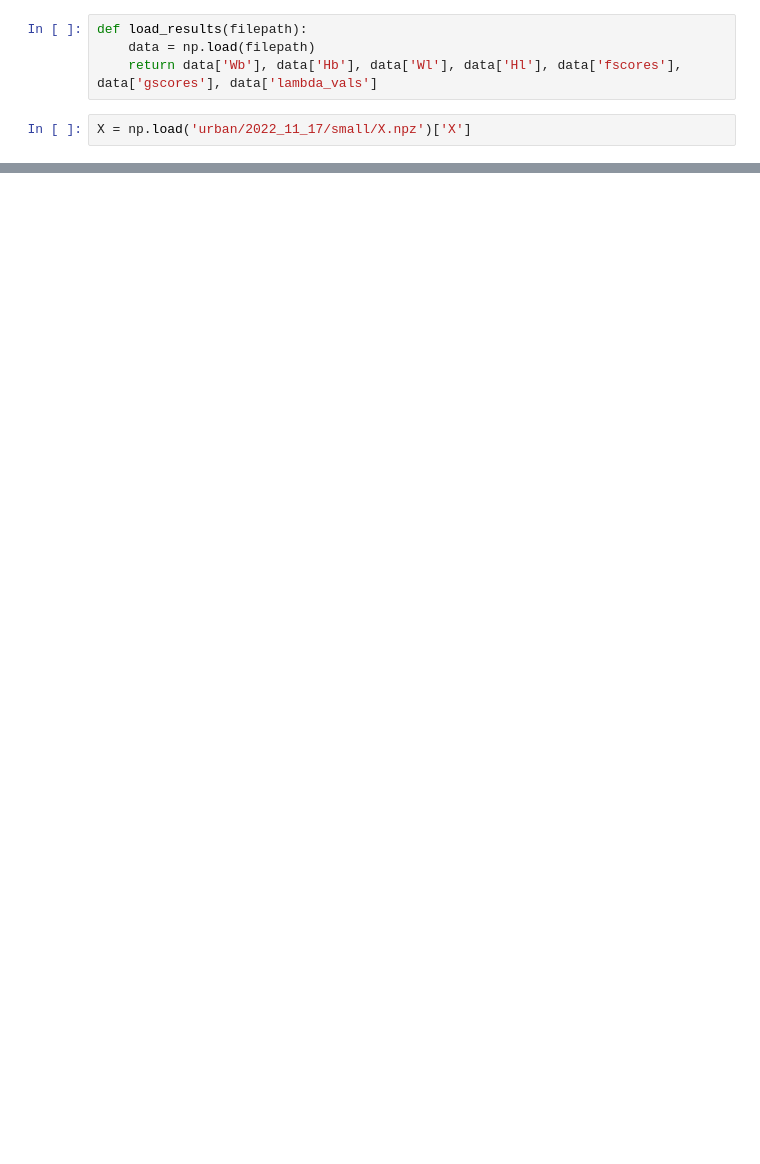
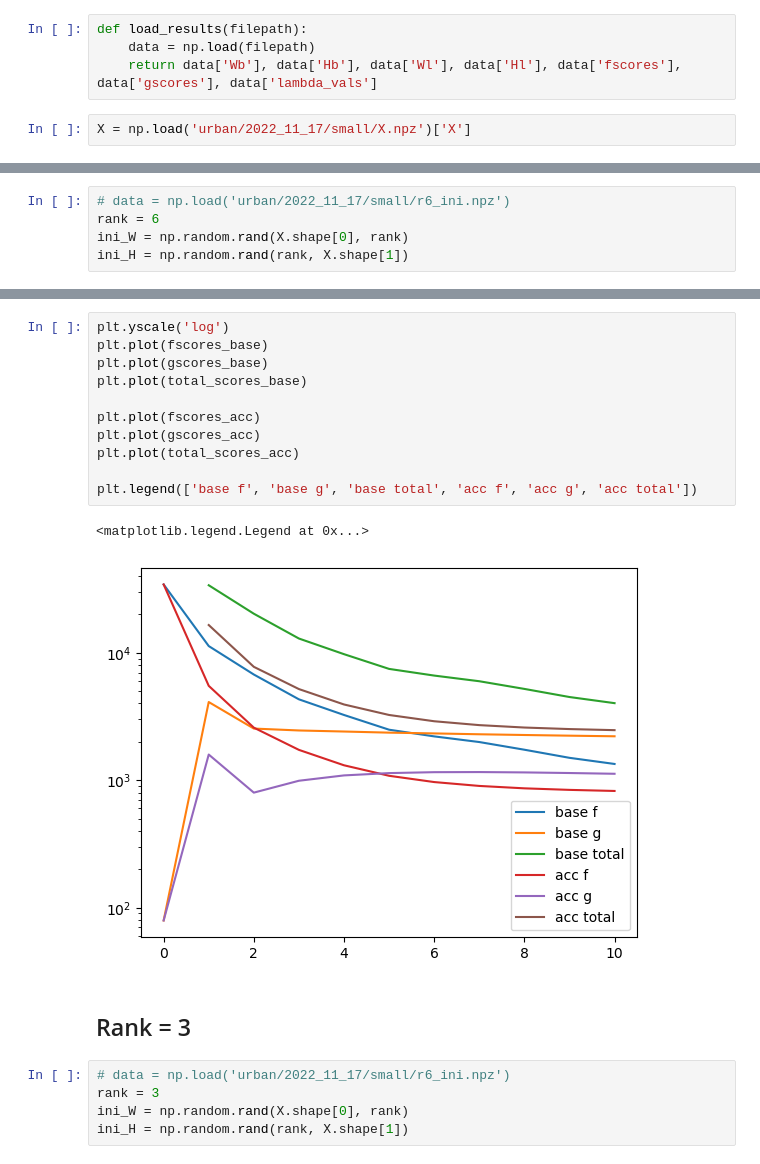
Before and after one commit to waqasbinhamed/seminmf, a Jupyter notebook: accelaration testing.ipynb, the cells around one changed output, grey strips where cells are left out. Cells and saved outputs as stored; diff of their text form; blank space fills up the shorter version.

Commit message:
rewrote acceleration code to simplify it, and modified acc testing notebook to run rank 6 and 3 teat and add new acc method

```diff
--- a/accelaration testing.ipynb
+++ b/accelaration testing.ipynb
@@ -74,0 +16,5 @@ plt.legend(['new', 'aa_all_2', 'aa_all_3', 'aa_all_4'])
+# %%
+# data = np.load('urban/2022_11_17/small/r6_ini.npz')
+rank = 6
+ini_W = np.random.rand(X.shape[0], rank)
+ini_H = np.random.rand(rank, X.shape[1])
@@ -74,0 +96,21 @@ plt.legend(['new', 'aa_all_2', 'aa_all_3', 'aa_all_4'])
+# %%
+plt.yscale('log')
+plt.plot(fscores_base)
+plt.plot(gscores_base)
+plt.plot(total_scores_base)
+
+plt.plot(fscores_acc)
+plt.plot(gscores_acc)
+plt.plot(total_scores_acc)
+
+plt.legend(['base f', 'base g', 'base total', 'acc f', 'acc g', 'acc total'])
+# %% [output]
+<matplotlib.legend.Legend at 0x...>
+[figure, added]
+# %% [markdown]
+## Rank = 3
+# %%
+# data = np.load('urban/2022_11_17/small/r6_ini.npz')
+rank = 3
+ini_W = np.random.rand(X.shape[0], rank)
+ini_H = np.random.rand(rank, X.shape[1])
```
Also changed, not shown: parts of 42 cells of this notebook, 1 other file.
